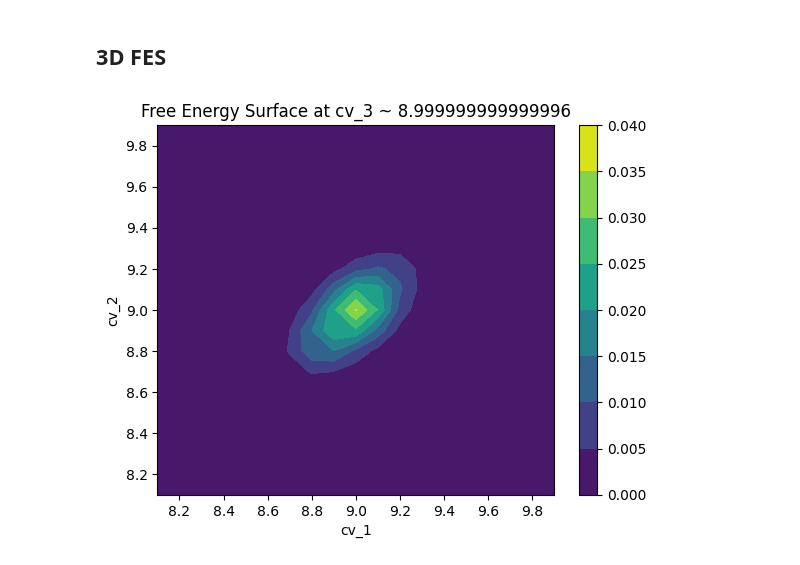
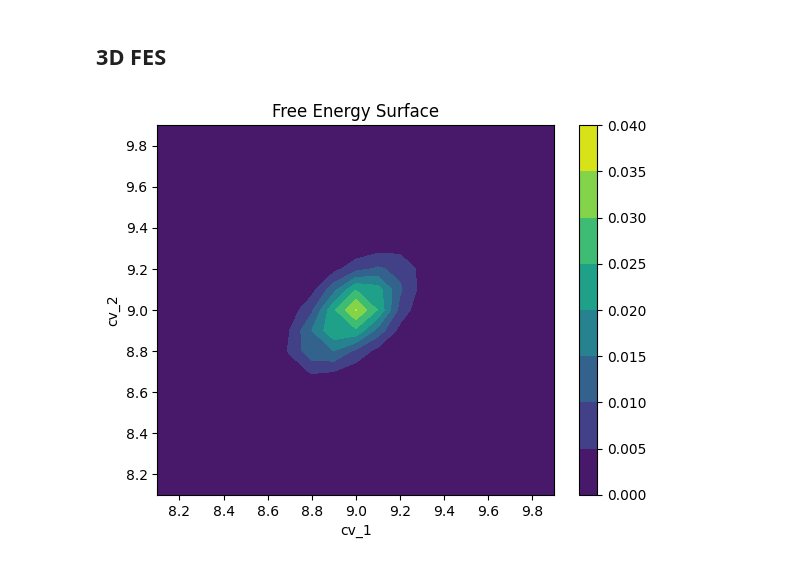
Before and after one commit to jcwang587/xdatbus, a Jupyter notebook: examples/free_energy_surface.ipynb, the cells around one changed output. Saved outputs shown, nothing was run; the diff lists cells and outputs as text; code cells hidden in the pictures.

```diff
--- a/examples/free_energy_surface.ipynb
+++ b/examples/free_energy_surface.ipynb
@@ -56,32 +57,32 @@ import numpy as np
 # %%
 fes = fes_3d(
     hillspot_path="../tests/data/hillspot/HILLSPOT_3D",
     hills_count=9,
     cv_1_range=[8, 10],
     cv_2_range=[8, 10],
     cv_3_range=[8, 10],
     resolution=20,
 )
 
 unique_cv_3_values = fes["cv_3"].unique()
-closest_cv_3 = unique_cv_3_values[np.abs(unique_cv_3_values - 9).argmin()]
+central_slice_cv_3 = unique_cv_3_values[np.abs(unique_cv_3_values - 9).argmin()]
 
-fes_closest = fes[fes["cv_3"] == closest_cv_3]
+fes_closest = fes[fes["cv_3"] == central_slice_cv_3]
 
 if not fes_closest.empty:
     fes_pivot = fes_closest.pivot(
         index="cv_1", columns="cv_2", values="potential_energy"
     )
 
     fes_pivot = fes_pivot.sort_index(ascending=False)
 
     plt.contourf(
         fes_pivot.columns, fes_pivot.index, fes_pivot.values, cmap="viridis"
     )
     plt.colorbar()
     plt.xlabel("cv_1")
     plt.ylabel("cv_2")
-    plt.title(f"Free Energy Surface at cv_3 ~ {closest_cv_3}")
+    plt.title(f"Free Energy Surface")
     plt.show()
 # %% [output]
-[figure, old version]
+[figure, new version]
```
Also changed, not shown: parts of 1 cell of this notebook.
